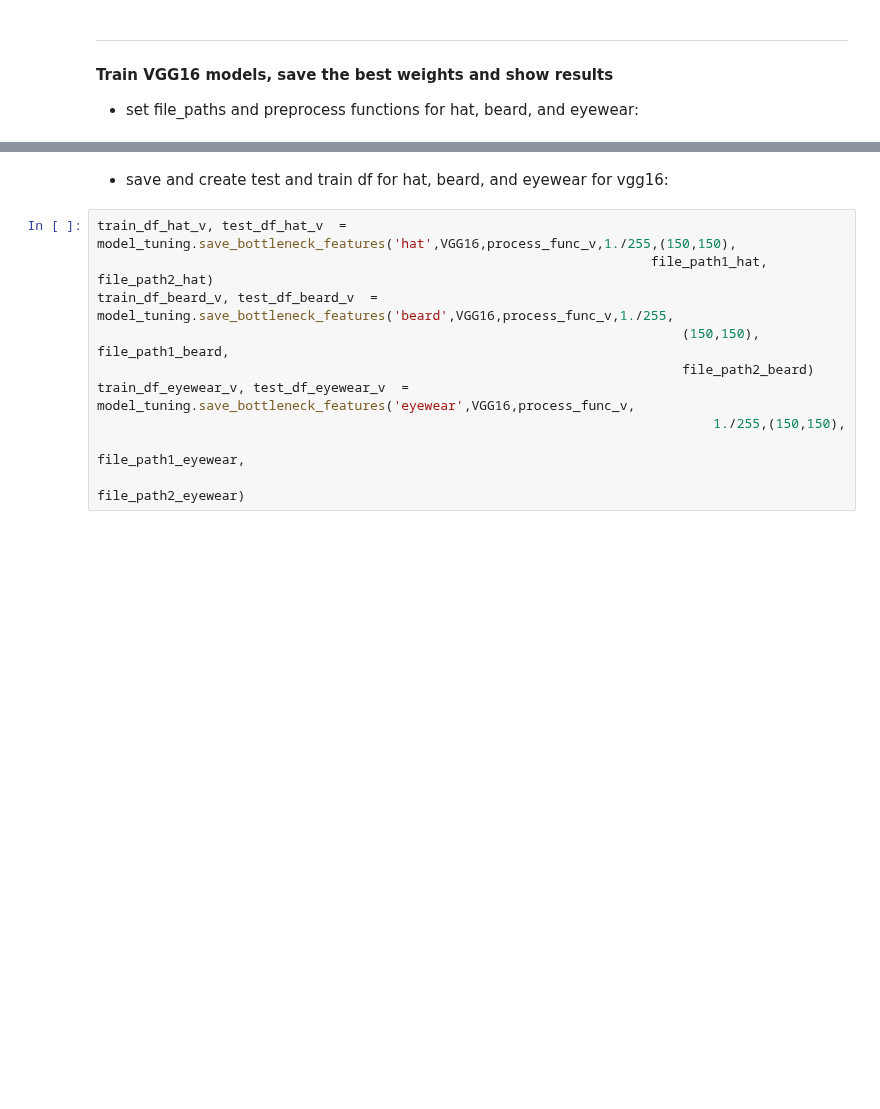
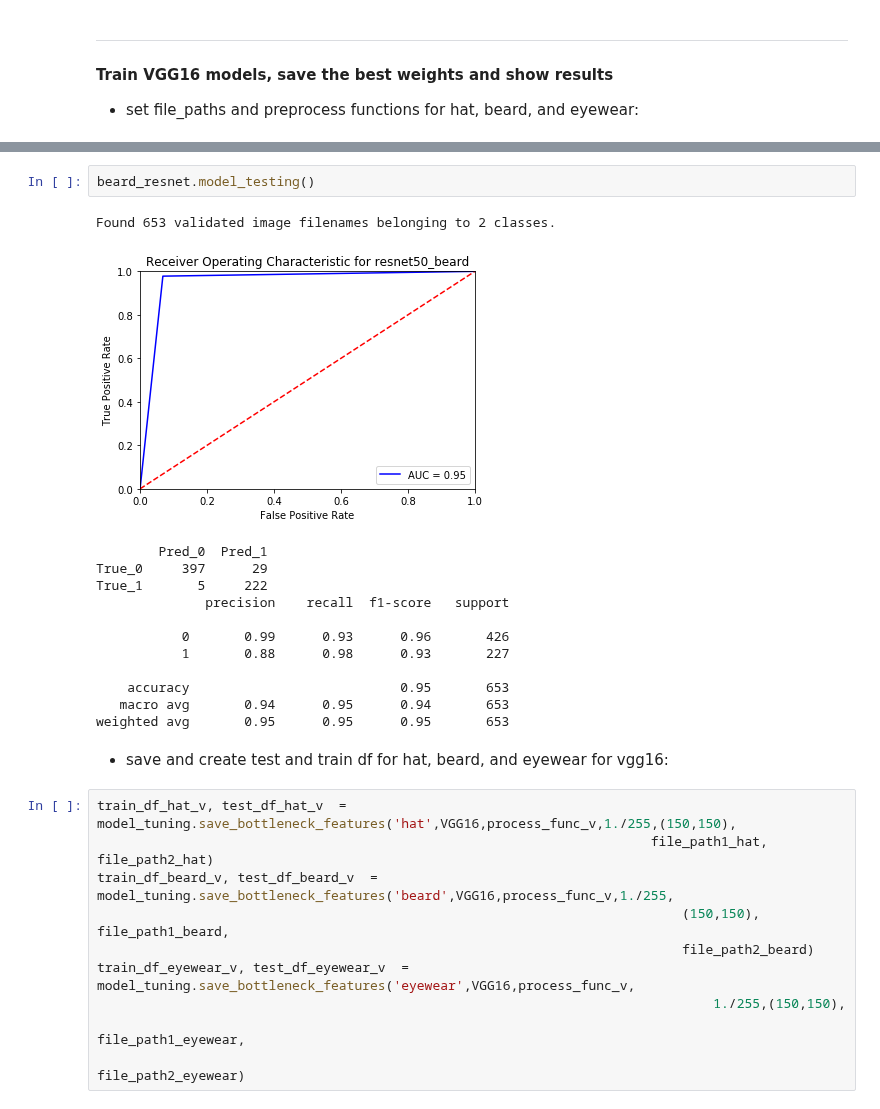
Before and after one commit to mzhou356/img2recommender, a Jupyter notebook: notebooks/vgg16_resnet50_model_tuning.ipynb, the cells around one changed output, grey strips where cells are left out. Saved outputs shown, nothing was run; the diff lists cells and outputs as text; blank space fills up the shorter version.

```diff
--- a/notebooks/vgg16_resnet50_model_tuning.ipynb
+++ b/notebooks/vgg16_resnet50_model_tuning.ipynb
@@ -96,3 +508,19 @@ pickle_file_path = '../pickle_files/pic_df.pkl'
+# %%
+beard_resnet.model_testing()
+# %% [output]
+Found 653 validated image filenames belonging to 2 classes.
+[figure, added]
+        Pred_0  Pred_1
+True_0     397      29
+True_1       5     222
+              precision    recall  f1-score   support
+
+           0       0.99      0.93      0.96       426
+           1       0.88      0.98      0.93       227
+
+    accuracy                           0.95       653
+   macro avg       0.94      0.95      0.94       653
+weighted avg       0.95      0.95      0.95       653
 # %% [markdown]
 * save and create test and train df for hat, beard, and eyewear for vgg16:
 # %%
```
Also changed, not shown: parts of 12 cells of this notebook.
